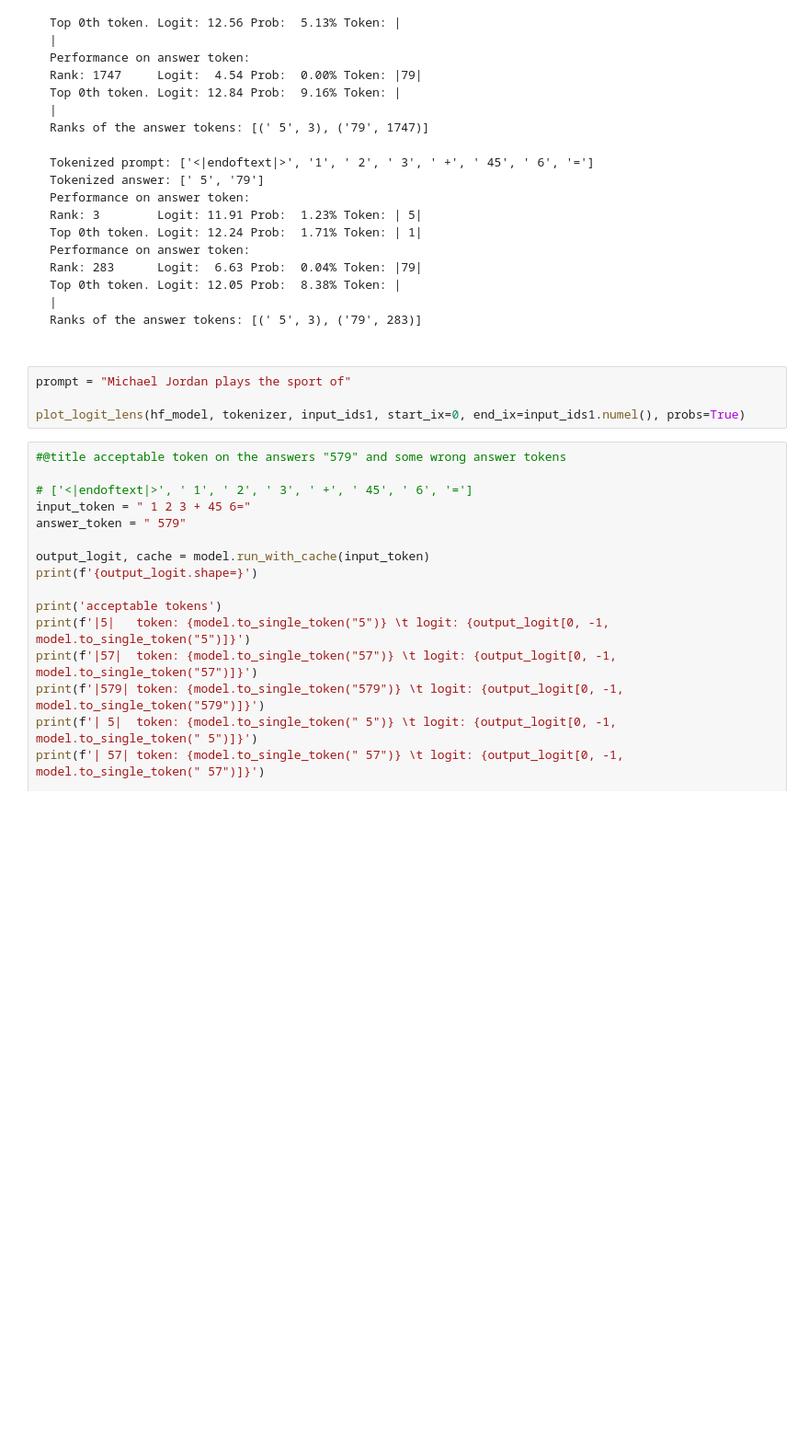
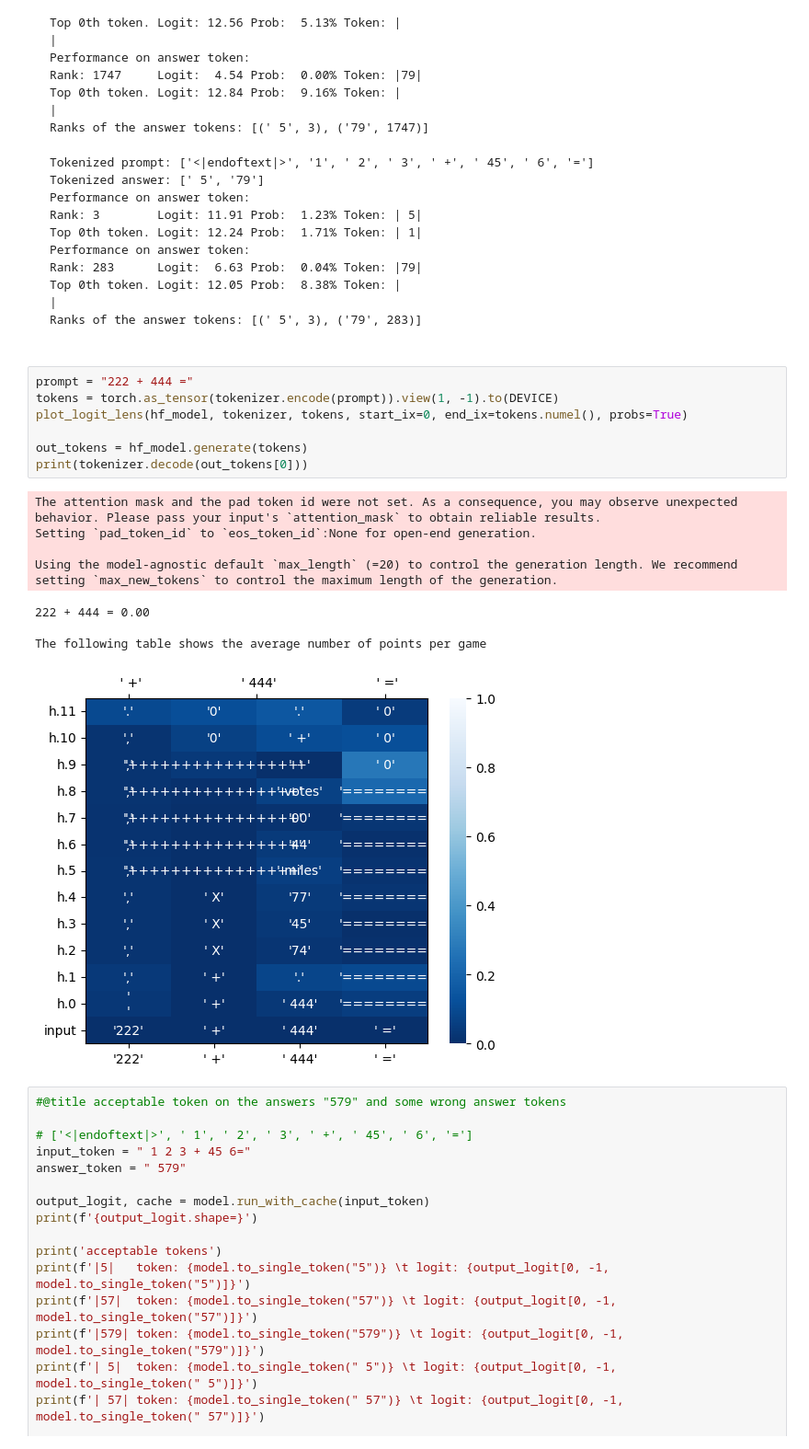
Before and after one commit to mysterytony/cs230_project, a Jupyter notebook: cs230.ipynb, the cells around one changed output. Shown at 92% size. Drawn from its saved outputs; the diff is of its cells as text; blank space fills up the shorter version.

````diff
--- a/cs230.ipynb
+++ b/cs230.ipynb
@@ -176,10 +170,22 @@ Top 0th token. Logit: 12.05 Prob:  8.38% Token: |
 Ranks of the answer tokens: [(' 5', 3), ('79', 283)]
 
 ```
-# %%
-prompt = "Michael Jordan plays the sport of"
-
-plot_logit_lens(hf_model, tokenizer, input_ids1, start_ix=0, end_ix=input_ids1.numel(), probs=True)
+# %%
+prompt = "222 + 444 ="
+tokens = torch.as_tensor(tokenizer.encode(prompt)).view(1, -1).to(DEVICE)
+plot_logit_lens(hf_model, tokenizer, tokens, start_ix=0, end_ix=tokens.numel(), probs=True)
+
+out_tokens = hf_model.generate(tokens)
+print(tokenizer.decode(out_tokens[0]))
+# %% [output]
+The attention mask and the pad token id were not set. As a consequence, you may observe unexpected behavior. Please pass your input's `attention_mask` to obtain reliable results.
+Setting `pad_token_id` to `eos_token_id`:None for open-end generation.
+
+Using the model-agnostic default `max_length` (=20) to control the generation length. We recommend setting `max_new_tokens` to control the maximum length of the generation.
+222 + 444 = 0.00
+
+The following table shows the average number of points per game
+[figure, added]
 # %%
 #@title acceptable token on the answers "579" and some wrong answer tokens
 
````
Also changed, not shown: parts of 1 cell of this notebook.
